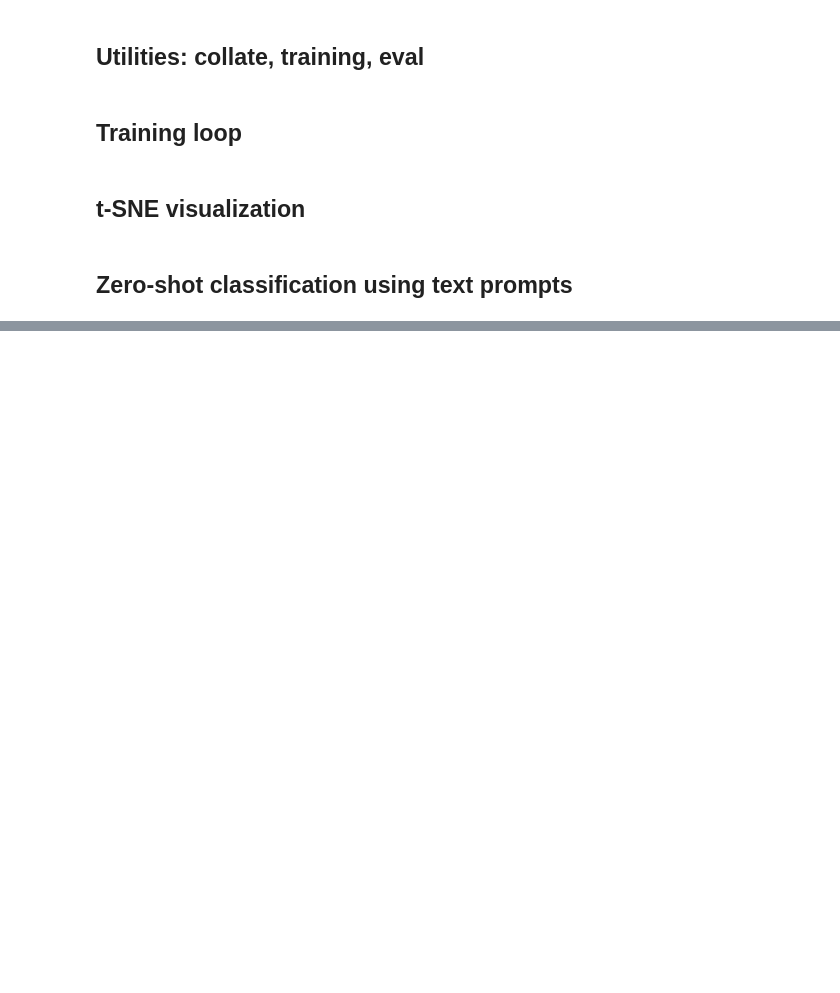
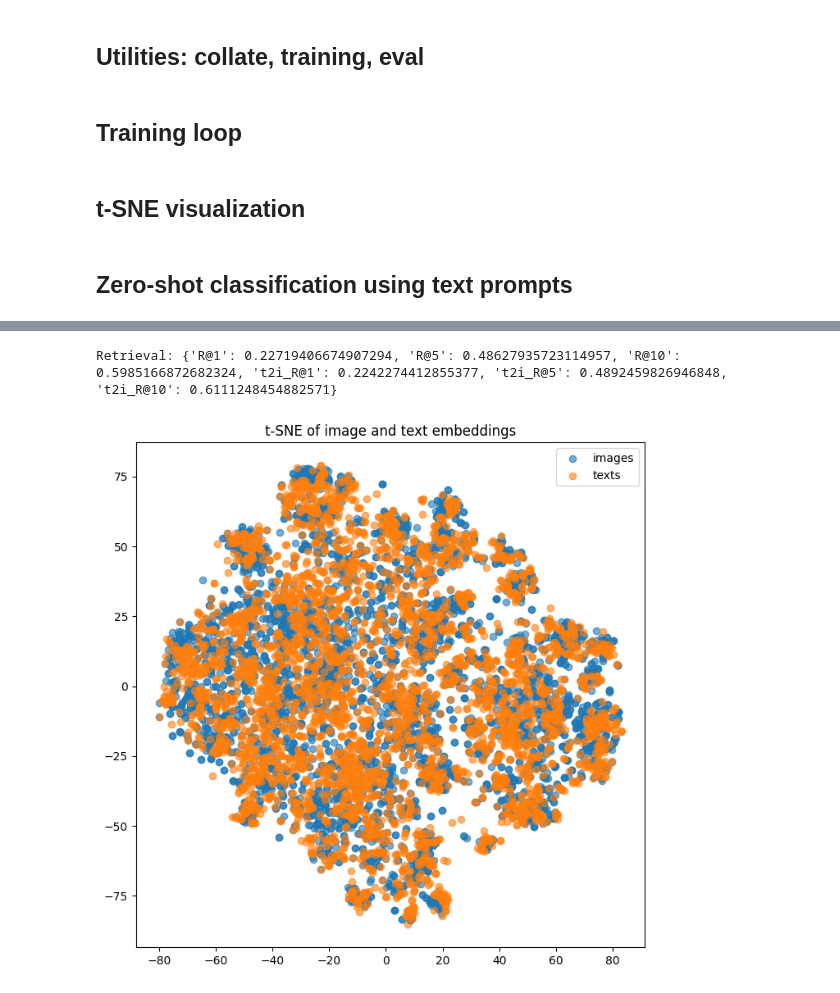
Before and after one commit to MuhammadSyyed/videoModeling, a Jupyter notebook: task2_mini_clip/task2.ipynb, the cells around one changed output, grey strips where cells are left out. Saved outputs shown, nothing was run; the diff lists cells and outputs as text; code cells hidden in the pictures; blank space fills up the shorter version.

```diff
--- a/task2_mini_clip/task2.ipynb
+++ b/task2_mini_clip/task2.ipynb
@@ -50,5 +71,5 @@ Exceptions to this rule are documented.
 # %%
-DATA_ROOT = "./datasets/mini_caption"
+DATA_ROOT = "./dataset/flickr8k"
 CSV_FILE = "captions.csv"
 OUT_DIR = "outputs_task2"
 IMAGE_SIZE = 224
@@ -201,7 +222,7 @@ def contrastive_loss(img_emb, txt_emb, temperature=TEMPERATURE):
 # %%
 from functools import partial
 
-def collate_batch(batch, tokenizer, max_len=32, transform=None):
+def collate_fn(batch, tokenizer, max_len=32, transform=None):
     imgs, caps, names = zip(*batch)
     imgs = torch.stack(imgs)
     tokens = [tokenizer.encode(c, max_len=max_len) for c in caps]
@@ -317,0 +384,4 @@ def zero_shot_classify(model, class_prompts: List[str], dataloader, tokenizer, d
+# %%
+vocab_size = len(tokenizer.vocab)
+model = MiniCLIP(vocab_size)
+train_loop(model, train_loader, val_loader, tokenizer,DEVICE)
@@ -317,0 +405,23 @@ def zero_shot_classify(model, class_prompts: List[str], dataloader, tokenizer, d
+# %%
+# Load best model
+ckpt = torch.load(os.path.join(OUT_DIR, "best_model.pth"), map_location=DEVICE)
+model = MiniCLIP(len(ckpt["vocab"]))
+model.load_state_dict(ckpt["model"])
+tokenizer.vocab = ckpt["vocab"]
+model.to(DEVICE)
+
+# Compute embeddings
+img_embs, txt_embs, names = compute_embeddings(model, val_loader,DEVICE)
+
+# Retrieval metrics
+metrics = retrieval_metrics(img_embs, txt_embs)
+print("Retrieval:", metrics)
+
+# t-SNE
+# plot_tsne(img_embs, txt_embs,names)
+# %% [output]
+Retrieval: {'R@1': 0.22719406674907294, 'R@5': 0.48627935723114957, 'R@10': 0.5985166872682324, 't2i_R@1': 0.2242274412855377, 't2i_R@5': 0.4892459826946848, 't2i_R@10': 0.6111248454882571}
+# %%
+plot_tsne(img_embs, txt_embs,names)
+# %% [output]
+[figure, added]
```
Also changed, not shown: parts of 13 cells of this notebook, 2 other files.
